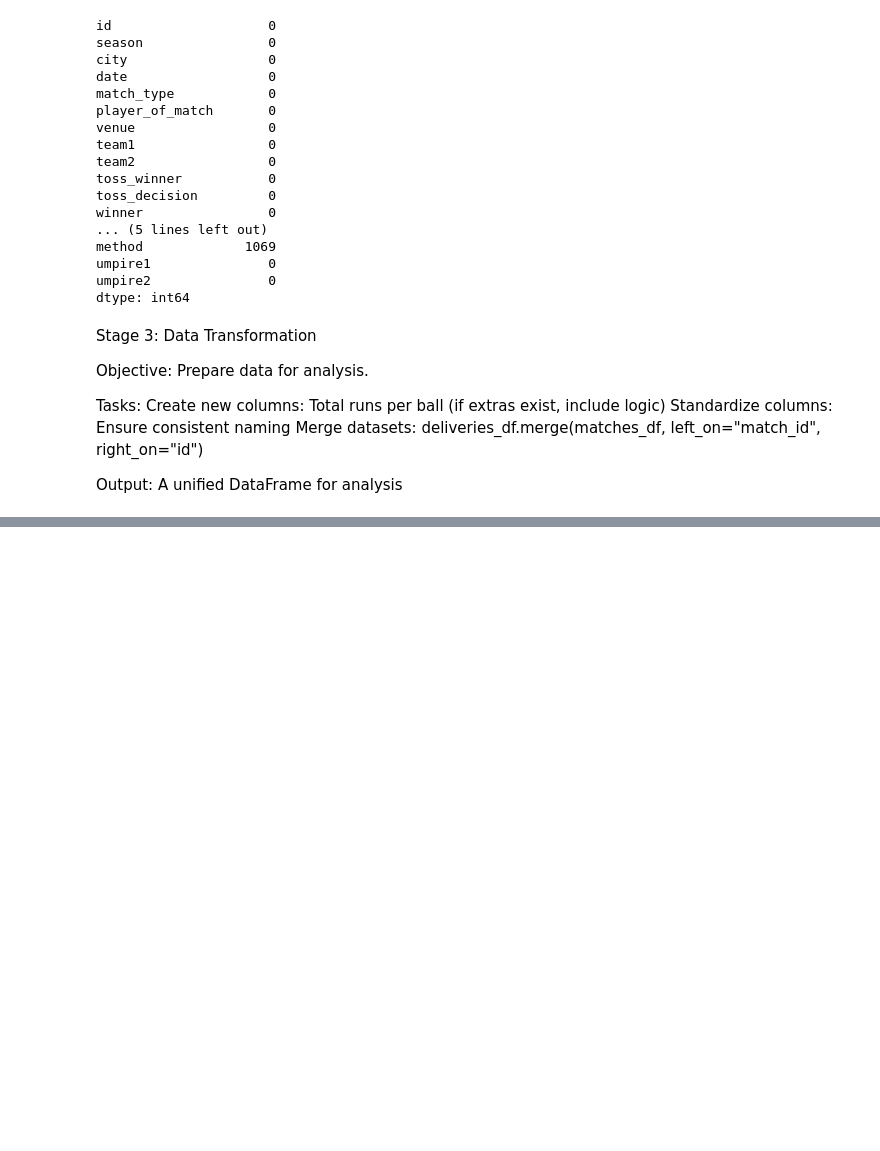
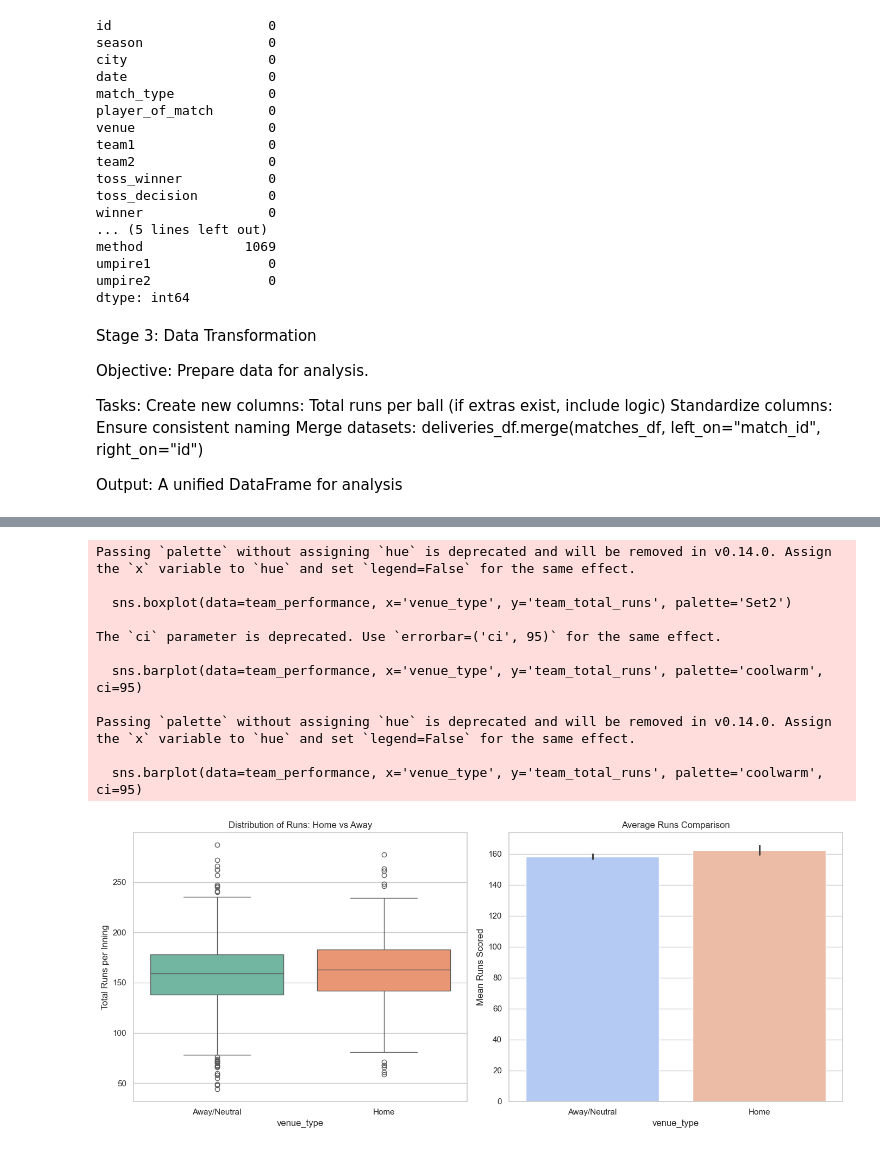
Before and after one commit to DP870/IPL_Analysis_using_Pandas, a Jupyter notebook: main.ipynb, the cells around one changed output, grey strips where cells are left out. Drawn from its saved outputs; the diff is of its cells as text; code cells hidden in the pictures; blank space fills up the shorter version.

```diff
--- a/main.ipynb
+++ b/main.ipynb
@@ -270,0 +1018,54 @@ unified_df = pd.merge(deliveries_df, matches_df, on="match_id", how="left")
+# %%
+# 1. Map Home/Away status to each team's performance in every match
+# Extract team scores from Task 2 (team_match_runs)
+team_performance = team_match_runs.copy()
+
+# 2. Add the Home City mapping to determine status
+# (Using the map created in your previous analysis)
+team_performance['home_city'] = team_performance['batting_team'].map(home_city_map)
+
+# 3. Merge with match_level to get the city of the match
+team_performance = pd.merge(
+    team_performance,
+    matches_df[['match_id', 'city']],
+    on='match_id'
+)
+
+# 4. Define 'Venue Type'
+team_performance['venue_type'] = team_performance.apply(
+    lambda x: 'Home' if x['home_city'] == x['city'] else 'Away/Neutral',
+    axis=1
+)
+# %%
+import seaborn as sns
+import matplotlib.pyplot as plt
+
+plt.figure(figsize=(14, 6))
+
+# Graph A: Box Plot (Showing Medians and Outliers)
+plt.subplot(1, 2, 1)
+sns.boxplot(data=team_performance, x='venue_type', y='team_total_runs', palette='Set2')
+plt.title('Distribution of Runs: Home vs Away')
+plt.ylabel('Total Runs per Inning')
+
+# Graph B: Bar Plot (Showing Average with Confidence Intervals)
+plt.subplot(1, 2, 2)
+sns.barplot(data=team_performance, x='venue_type', y='team_total_runs', palette='coolwarm', ci=95)
+plt.title('Average Runs Comparison')
+plt.ylabel('Mean Runs Scored')
+
+plt.tight_layout()
+plt.show()
+# %% [output]
+Passing `palette` without assigning `hue` is deprecated and will be removed in v0.14.0. Assign the `x` variable to `hue` and set `legend=False` for the same effect.
+
+  sns.boxplot(data=team_performance, x='venue_type', y='team_total_runs', palette='Set2')
+
+The `ci` parameter is deprecated. Use `errorbar=('ci', 95)` for the same effect.
+
+  sns.barplot(data=team_performance, x='venue_type', y='team_total_runs', palette='coolwarm', ci=95)
+
+Passing `palette` without assigning `hue` is deprecated and will be removed in v0.14.0. Assign the `x` variable to `hue` and set `legend=False` for the same effect.
+
+  sns.barplot(data=team_performance, x='venue_type', y='team_total_runs', palette='coolwarm', ci=95)
+[figure, added]
```
Also changed, not shown: parts of 52 cells of this notebook.
